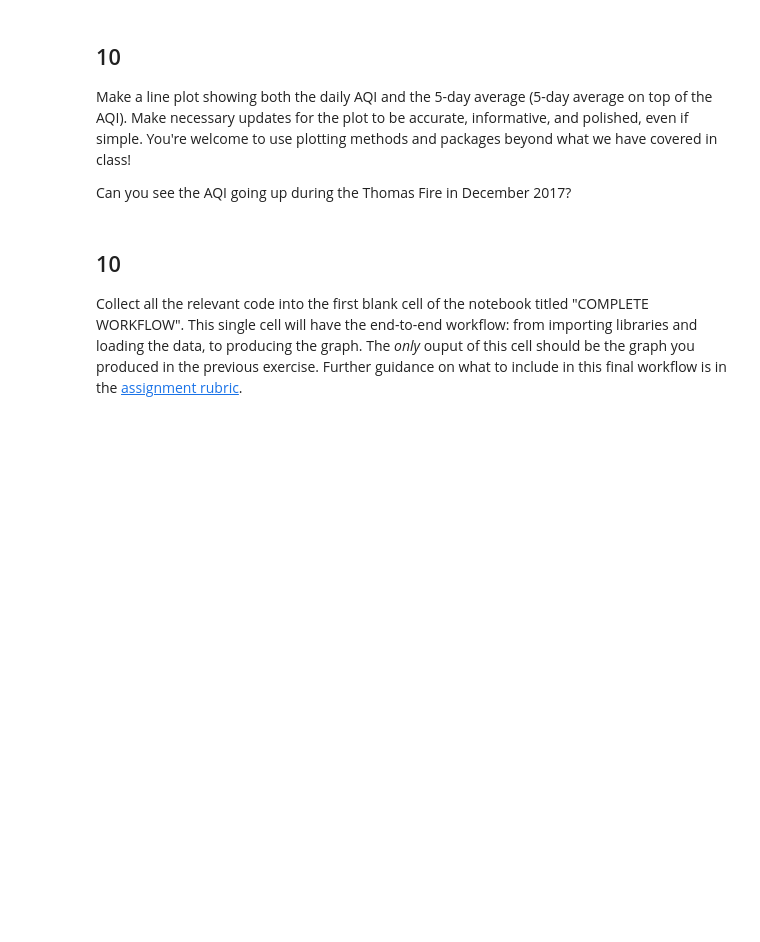
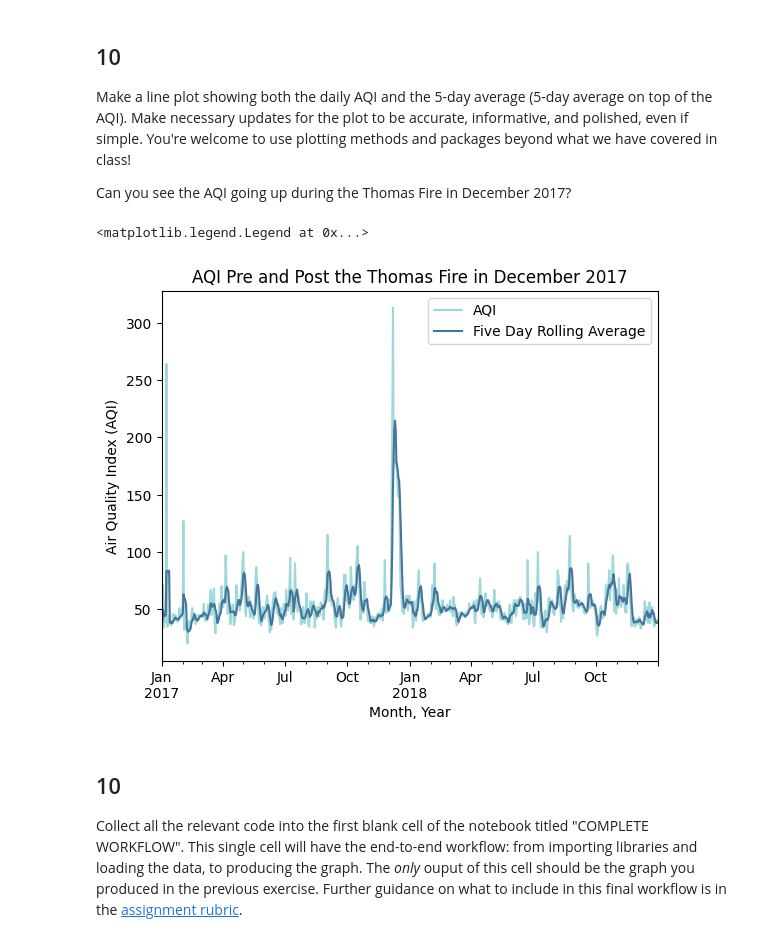
Before and after one commit to rfswick/eds220-hwk2, a Jupyter notebook: hwk2-task3-aqi.ipynb, the cells around one changed output. Drawn from its saved outputs; the diff is of its cells as text; code cells hidden in the pictures; blank space fills up the shorter version.

```diff
--- a/hwk2-task3-aqi.ipynb
+++ b/hwk2-task3-aqi.ipynb
@@ -267,6 +312,6 @@ In the next cell we will calculate an average over a [rolling window](https://pa
 Store your answer in the `rolling_average` variable. You should have two columns in your series, `date` and the averages.
 # %%
 # Calculate AQI rolling average over 5 days
-rolling_average = aqi_sb.rolling(5).mean()
+rolling_average = aqi_sb['aqi'].rolling('5D').mean()
 rolling_average
 # %% [output]
@@ -288,3 +332,7 @@ rolling_average
 ## 9
 
 Without creating any new variables, add the mean of the AQI over a 5-day rolling window as a new column named `five_day_average` to the `aqi_sb` dataframe.
+# %%
+# Add a new column named `five_day_average` filled with the `rolling_average` variable
+aqi_sb['five_day_average'] = rolling_average
+aqi_sb
@@ -295,6 +358,20 @@ Without creating any new variables, add the mean of the AQI over a 5-day rolling
 Make a line plot showing both the daily AQI and the 5-day average (5-day average on top of the AQI). Make necessary updates for the plot to be accurate, informative, and polished, even if simple. You're welcome to use plotting methods and packages beyond what we have covered in class!
 
 Can you see the AQI going up during the Thomas Fire in December 2017?
+# %%
+# Line plot of daily and rolling average AQI
+(aqi_sb.plot(y=['aqi', 'five_day_average'],
+            title ='AQI Pre and Post the Thomas Fire in December 2017',
+            xlabel='Month, Year',
+            ylabel='Air Quality Index (AQI)',
+            color = {'aqi':'#9ED8DB',
+                     'five_day_average': '#467599'
+                    }
+           ).legend(['AQI','Five Day Rolling Average'])
+)
+# %% [output]
+<matplotlib.legend.Legend at 0x...>
+[figure, added]
 # %% [markdown]
 ## 10
 
```
Also changed, not shown: parts of 5 cells of this notebook.
